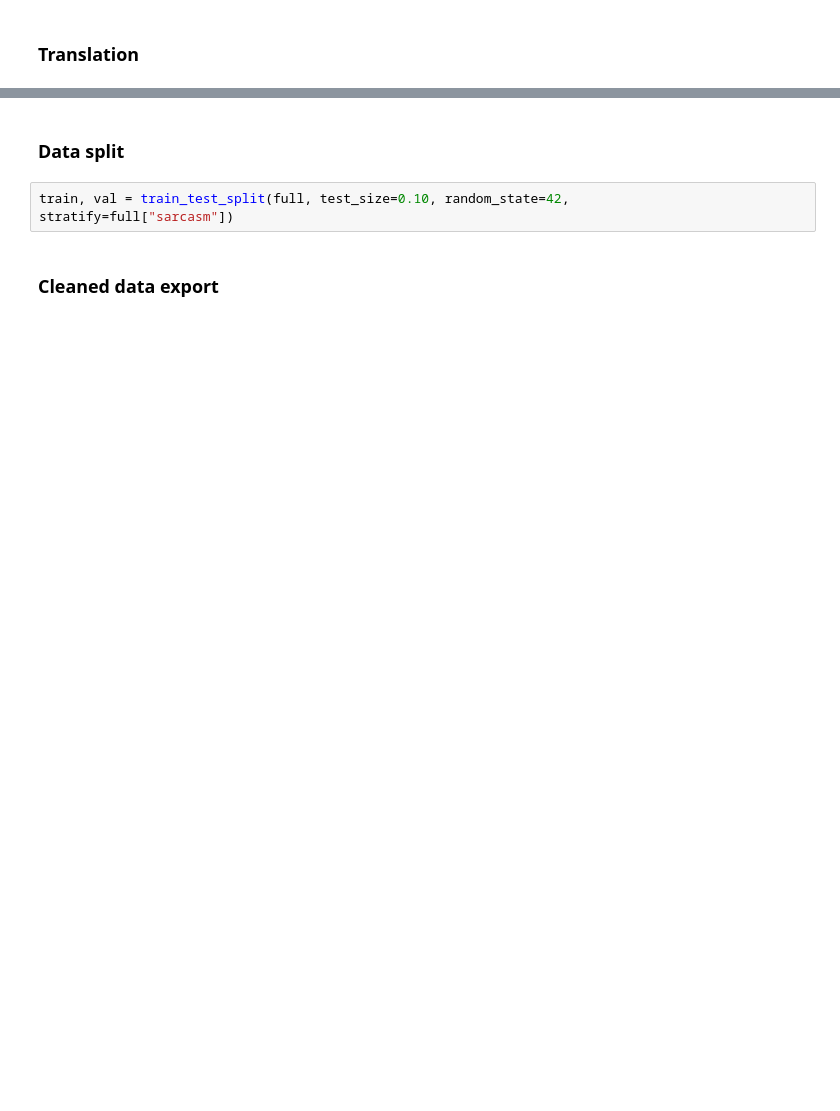
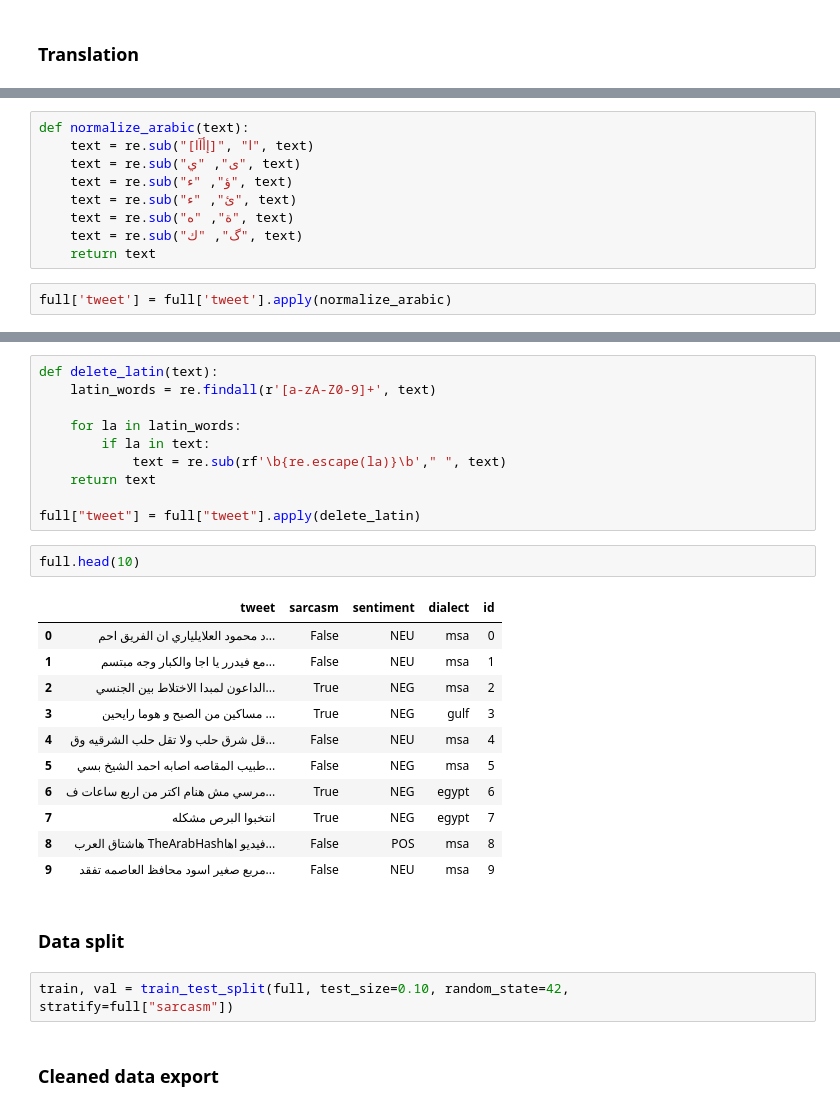
Before and after one commit to AMiNeC777/Hanwritten-code-For-LLM-FineTuning, a Jupyter notebook: Notebooks/Data_preprocessing.ipynb, the cells around one changed output, grey strips where cells are left out. Cells and saved outputs as stored; diff of their text form; blank space fills up the shorter version.

```diff
--- a/Notebooks/Data_preprocessing.ipynb
+++ b/Notebooks/Data_preprocessing.ipynb
@@ -232,0 +232,11 @@ full.head(10)
+# %%
+def normalize_arabic(text):
+    text = re.sub("[إأآا]", "ا", text)
+    text = re.sub("ى", "ي", text)
+    text = re.sub("ؤ", "ء", text)
+    text = re.sub("ئ", "ء", text)
+    text = re.sub("ة", "ه", text)
+    text = re.sub("گ", "ك", text)
+    return text
+# %%
+full['tweet'] = full['tweet'].apply(normalize_arabic)
@@ -233,3 +245,27 @@ full.head(10)
+# %%
+def delete_latin(text):
+    latin_words = re.findall(r'[a-zA-Z0-9]+', text)
+
+    for la in latin_words:
+        if la in text:
+            text = re.sub(rf'\b{re.escape(la)}\b'," ", text)
+    return text
+
+full["tweet"] = full["tweet"].apply(delete_latin)
+# %%
+full.head(10)
+# %% [output]
+|  | tweet | sarcasm | sentiment | dialect | id |
+| 0 | د محمود العلايلياري ان الفريق احم... | False | NEU | msa | 0 |
+| 1 | مع فيدرر يا اجا والكبار وجه مبتسم... | False | NEU | msa | 1 |
+| 2 | الداعون لمبدا الاختلاط بين الجنسي... | True | NEG | msa | 2 |
+| 3 | مساكين من الصبح و هوما رايحين ... | True | NEG | gulf | 3 |
+| 4 | قل شرق حلب ولا تقل حلب الشرقيه وق... | False | NEU | msa | 4 |
+| 5 | طبيب المقاصه اصابه احمد الشيخ بسي... | False | NEG | msa | 5 |
+| 6 | مرسي مش هنام اكتر من اربع ساعات ف... | True | NEG | egypt | 6 |
+| 7 | انتخبوا البرص مشكله | True | NEG | egypt | 7 |
+| 8 | هاشتاق العرب TheArabHashفيديو اها... | False | POS | msa | 8 |
+| 9 | مربع صغير اسود محافظ العاصمه تفقد... | False | NEU | msa | 9 |
 # %% [markdown]
 ### Data split
 # %%
```
Also changed, not shown: parts of 9 cells of this notebook, 8 other files.
